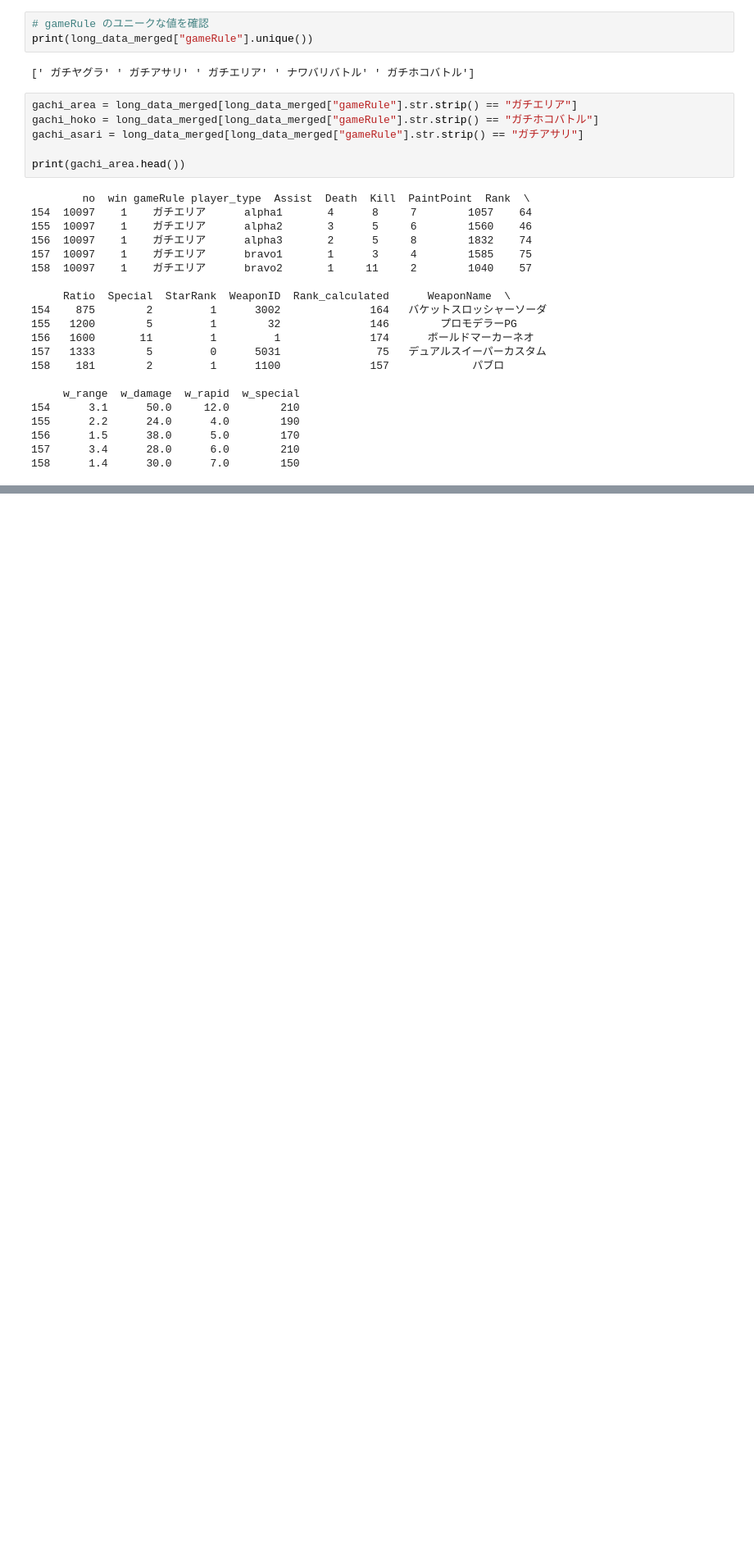
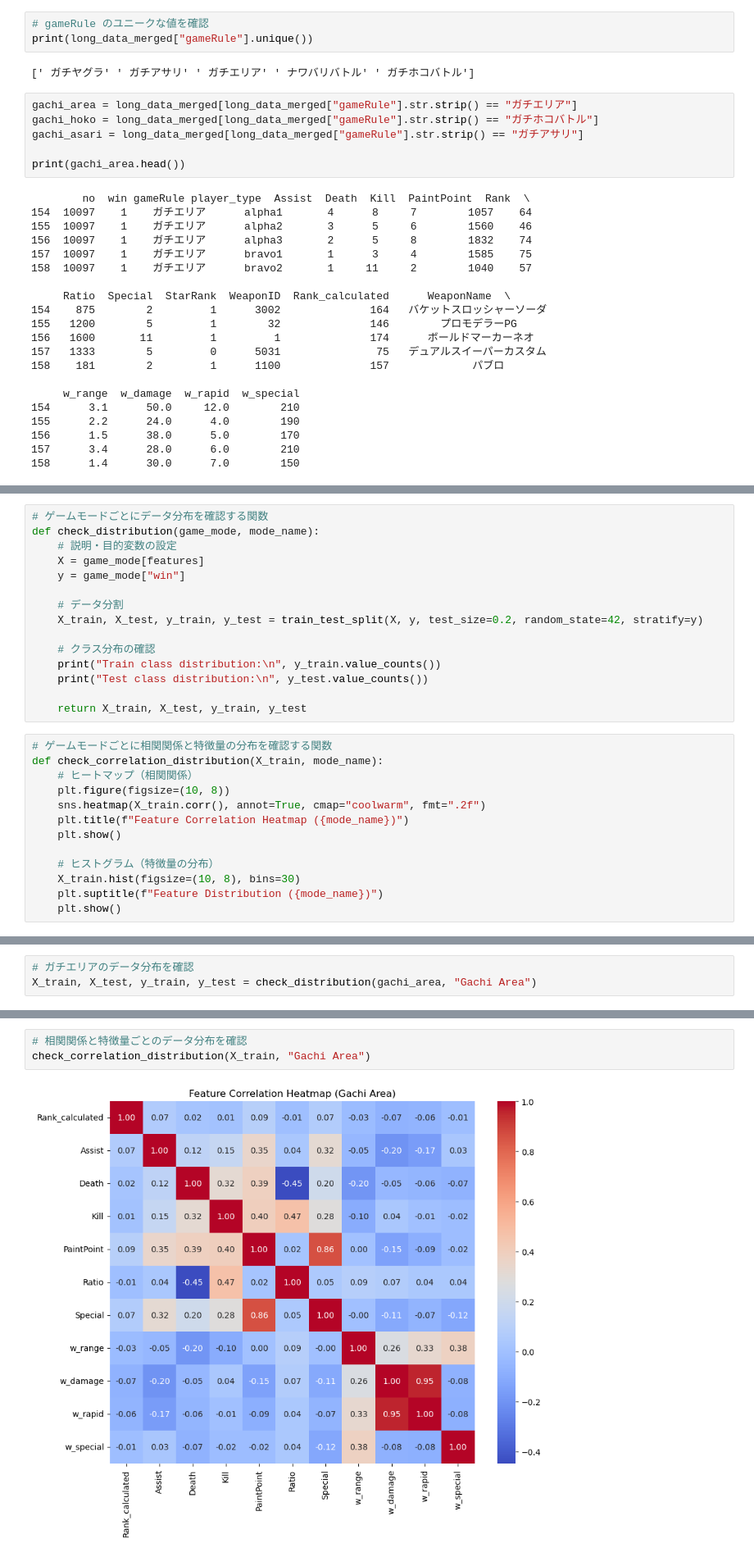
Before and after one commit to cu0001/splatoon-match-analysis, a Jupyter notebook: analyze_splatoon_playdata.ipynb, the cells around one changed output, grey strips where cells are left out. Shown at 82% size. Cells and saved outputs as stored; diff of their text form; blank space fills up the shorter version.

```diff
--- a/analyze_splatoon_playdata.ipynb
+++ b/analyze_splatoon_playdata.ipynb
@@ -510,0 +513,28 @@ print(gachi_area.head())
+# %%
+# ゲームモードごとにデータ分布を確認する関数
+def check_distribution(game_mode, mode_name):
+    # 説明・目的変数の設定
+    X = game_mode[features]
+    y = game_mode["win"]
+
+    # データ分割
+    X_train, X_test, y_train, y_test = train_test_split(X, y, test_size=0.2, random_state=42, stratify=y)
+
+    # クラス分布の確認
+    print("Train class distribution:\n", y_train.value_counts())
+    print("Test class distribution:\n", y_test.value_counts())
+
+    return X_train, X_test, y_train, y_test
+# %%
+# ゲームモードごとに相関関係と特徴量の分布を確認する関数
+def check_correlation_distribution(X_train, mode_name):
+    # ヒートマップ（相関関係）
+    plt.figure(figsize=(10, 8))
+    sns.heatmap(X_train.corr(), annot=True, cmap="coolwarm", fmt=".2f")
+    plt.title(f"Feature Correlation Heatmap ({mode_name})")
+    plt.show()
+
+    # ヒストグラム（特徴量の分布）
+    X_train.hist(figsize=(10, 8), bins=30)
+    plt.suptitle(f"Feature Distribution ({mode_name})")
+    plt.show()
@@ -594,0 +569,3 @@ weighted avg       0.53      0.53      0.50       842
+# %%
+# ガチエリアのデータ分布を確認
+X_train, X_test, y_train, y_test = check_distribution(gachi_area, "Gachi Area")
@@ -594,0 +581,5 @@ weighted avg       0.53      0.53      0.50       842
+# %%
+# 相関関係と特徴量ごとのデータ分布を確認
+check_correlation_distribution(X_train, "Gachi Area")
+# %% [output]
+[figure, added]
```
Also changed, not shown: parts of 25 cells of this notebook.
